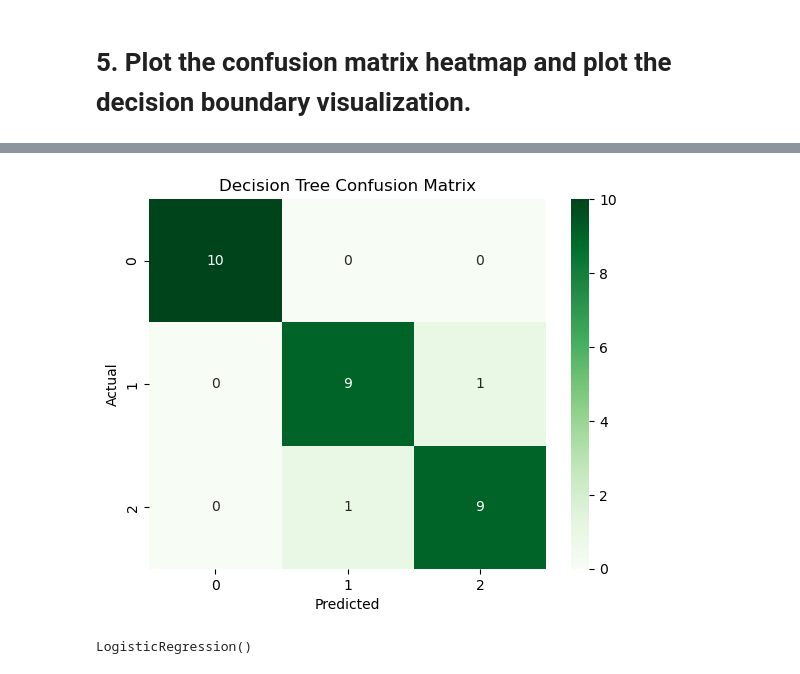
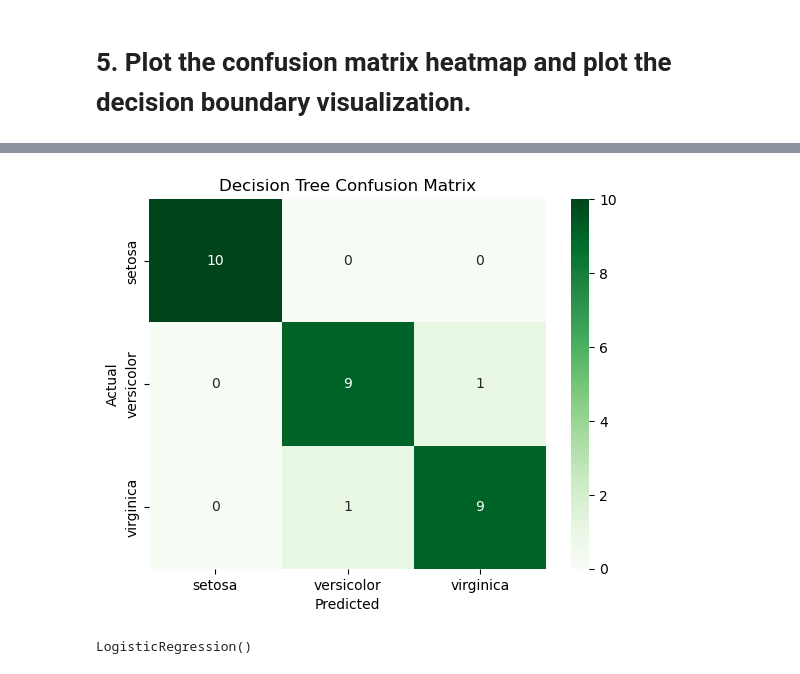
Before and after one commit to riddhipansuriya/Datheon_Machine_Learning_-_Data_Science_Internship, a Jupyter notebook: Task-01-Multi-Class-Classification/classification.ipynb, the cells around one changed output, grey strips where cells are left out. Saved outputs shown, nothing was run; the diff lists cells and outputs as text; code cells hidden in the pictures.

```diff
--- a/Task-01-Multi-Class-Classification/classification.ipynb
+++ b/Task-01-Multi-Class-Classification/classification.ipynb
@@ -292,6 +292,8 @@ print((y_pred_lr == y_pred_dt).sum())
 # 5. Plot the confusion matrix heatmap and plot the decision boundary visualization.
 # %%
 from sklearn.metrics import confusion_matrix
+
+class_names = ['setosa', 'versicolor', 'virginica']
 # %%
 cm_lr = confusion_matrix(y_test, y_pred_lr)
 
@@ -305,13 +307,13 @@ plt.show()
 # %%
 cm_dt = confusion_matrix(y_test, y_pred_dt)
 
-sns.heatmap(cm_dt, annot=True, fmt='d', cmap='Greens')
+sns.heatmap(cm_dt, annot=True, fmt='d', cmap='Greens',xticklabels=class_names,yticklabels=class_names)
 plt.title("Decision Tree Confusion Matrix")
 plt.xlabel("Predicted")
 plt.ylabel("Actual")
 plt.show()
 # %% [output]
-[figure, old version]
+[figure, new version]
 # %%
 import numpy as np
 import matplotlib.pyplot as plt
```
Also changed, not shown: parts of 1 cell of this notebook.
